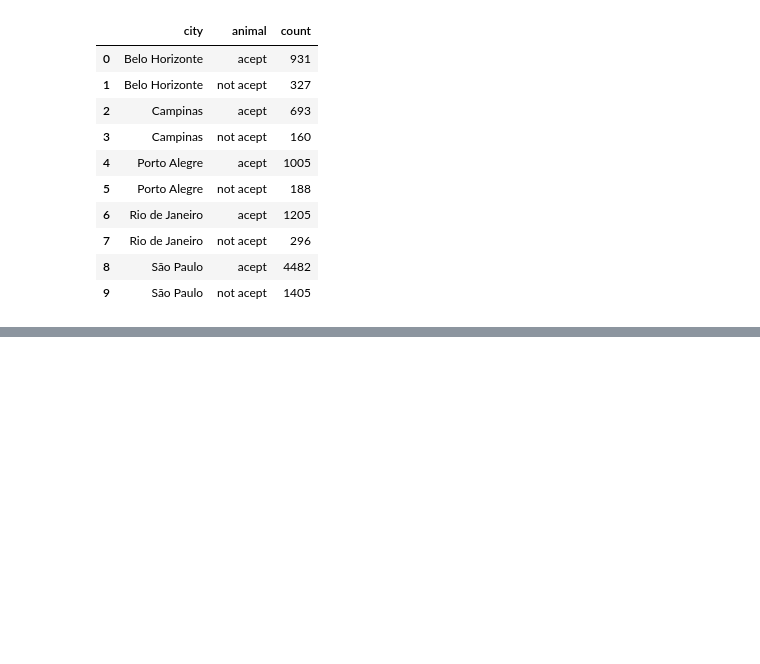
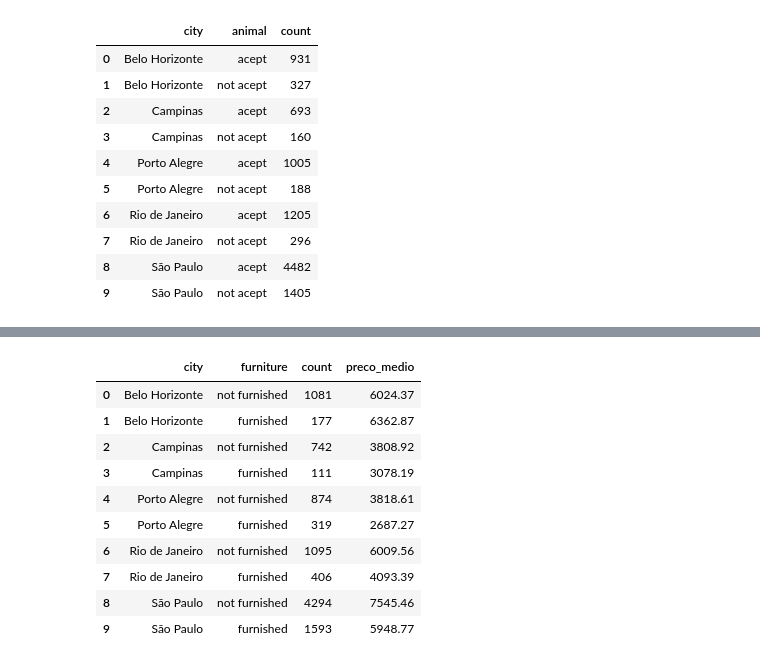
Before and after one commit to gfcarvalhos/dashboardRentHouses, a Jupyter notebook: analise_exploratoria.ipynb, the cells around one changed output, grey strips where cells are left out. Drawn from its saved outputs; the diff is of its cells as text; code cells hidden in the pictures; blank space fills up the shorter version.

Commit message:
add: sexta linha de graficos - analise para mobilia

```diff
--- a/analise_exploratoria.ipynb
+++ b/analise_exploratoria.ipynb
@@ -209,3 +209,6 @@ dados.groupby('city')['animal'].value_counts().reset_index()
 | 7 | Rio de Janeiro | not acept | 296 |
 | 8 | São Paulo | acept | 4482 |
 | 9 | São Paulo | not acept | 1405 |
+# %%
+mobilia = dados.groupby('city')['furniture'].value_counts().reset_index()
+mobilia
@@ -211,0 +227,15 @@ dados.groupby('city')['animal'].value_counts().reset_index()
+# %%
+mobilia['preco_medio'] = dados.groupby(['city', 'furniture'])['total (R$)'].mean().reset_index(drop=True).round(2)
+mobilia
+# %% [output]
+|  | city | furniture | count | preco_medio |
+| 0 | Belo Horizonte | not furnished | 1081 | 6024.37 |
+| 1 | Belo Horizonte | furnished | 177 | 6362.87 |
+| 2 | Campinas | not furnished | 742 | 3808.92 |
+| 3 | Campinas | furnished | 111 | 3078.19 |
+| 4 | Porto Alegre | not furnished | 874 | 3818.61 |
+| 5 | Porto Alegre | furnished | 319 | 2687.27 |
+| 6 | Rio de Janeiro | not furnished | 1095 | 6009.56 |
+| 7 | Rio de Janeiro | furnished | 406 | 4093.39 |
+| 8 | São Paulo | not furnished | 4294 | 7545.46 |
+| 9 | São Paulo | furnished | 1593 | 5948.77 |
```
Also changed, not shown: parts of 1 cell of this notebook, 2 other files.
